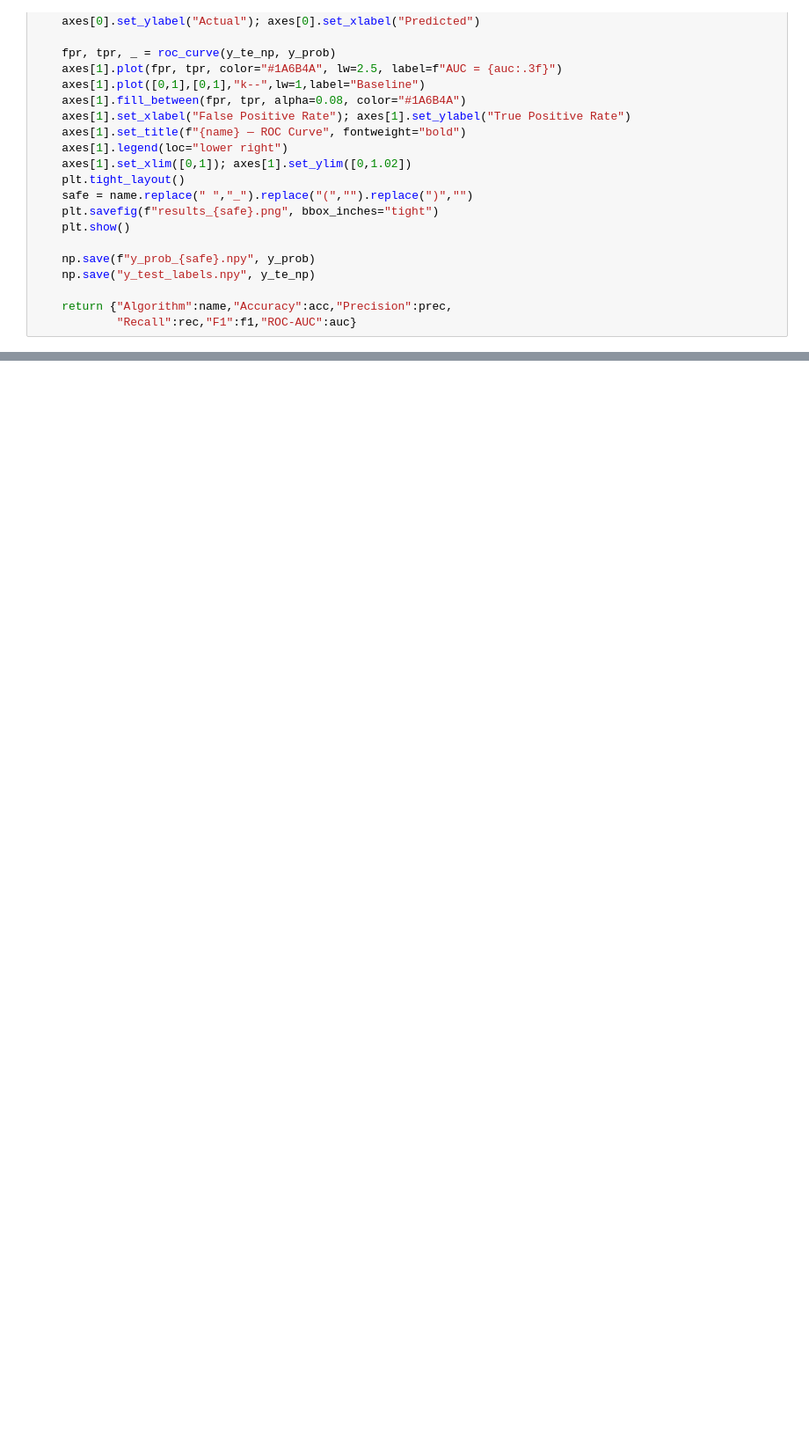
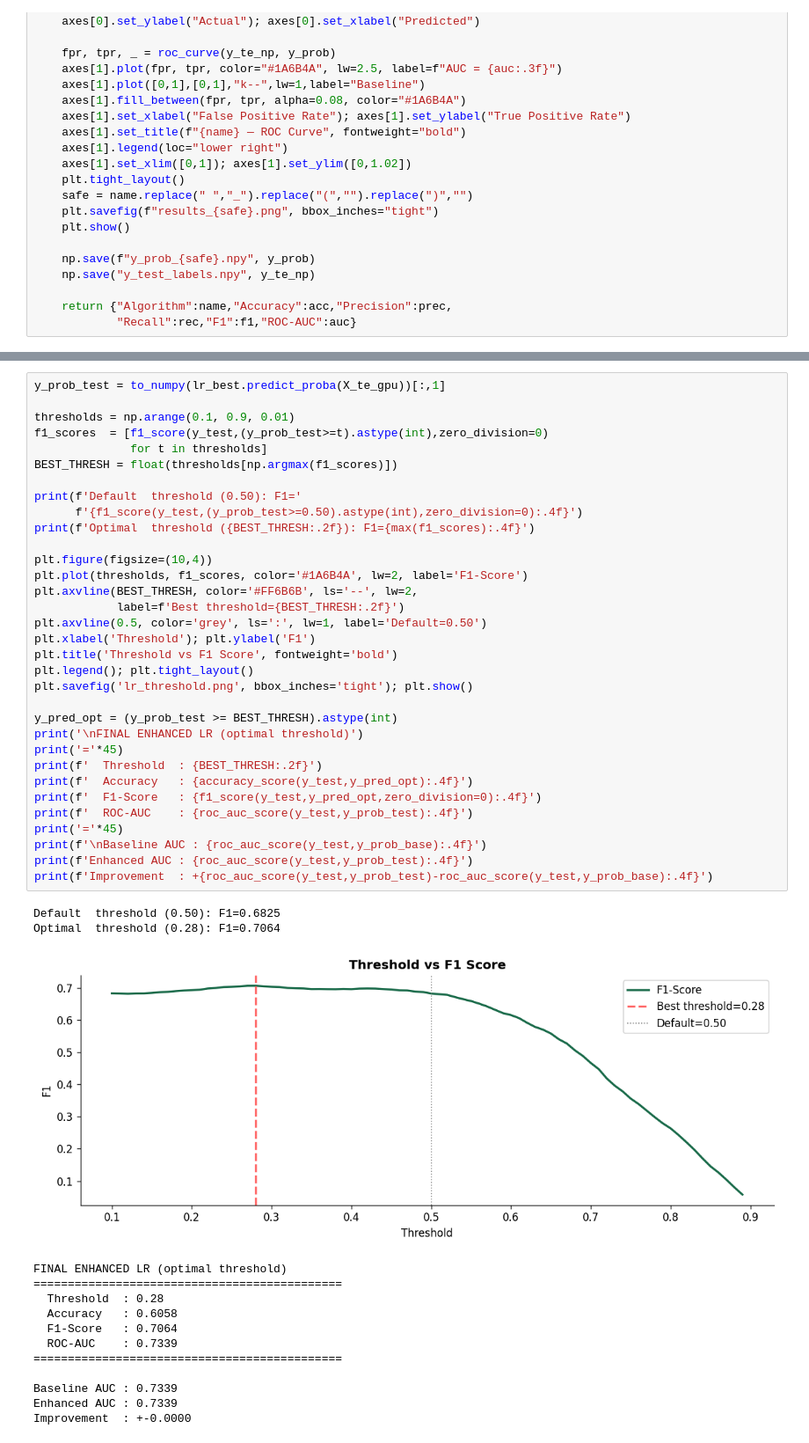
Before and after one commit to kavinda0126/Coral-Reef-Bleaching-Prediction-App, a Jupyter notebook: notebooks/training/01_LogisticRegression.ipynb, the cells around one changed output, grey strips where cells are left out. Shown at 88% size. Drawn from its saved outputs; the diff is of its cells as text; blank space fills up the shorter version.

```diff
--- a/notebooks/training/01_LogisticRegression.ipynb
+++ b/notebooks/training/01_LogisticRegression.ipynb
@@ -604 +719,49 @@ weighted avg       0.67      0.67      0.67      6903
+# %%
+y_prob_test = to_numpy(lr_best.predict_proba(X_te_gpu))[:,1]
+
+thresholds = np.arange(0.1, 0.9, 0.01)
+f1_scores  = [f1_score(y_test,(y_prob_test>=t).astype(int),zero_division=0)
+              for t in thresholds]
+BEST_THRESH = float(thresholds[np.argmax(f1_scores)])
+
+print(f'Default  threshold (0.50): F1='
+      f'{f1_score(y_test,(y_prob_test>=0.50).astype(int),zero_division=0):.4f}')
+print(f'Optimal  threshold ({BEST_THRESH:.2f}): F1={max(f1_scores):.4f}')
+
+plt.figure(figsize=(10,4))
+plt.plot(thresholds, f1_scores, color='#1A6B4A', lw=2, label='F1-Score')
+plt.axvline(BEST_THRESH, color='#FF6B6B', ls='--', lw=2,
+            label=f'Best threshold={BEST_THRESH:.2f}')
+plt.axvline(0.5, color='grey', ls=':', lw=1, label='Default=0.50')
+plt.xlabel('Threshold'); plt.ylabel('F1')
+plt.title('Threshold vs F1 Score', fontweight='bold')
+plt.legend(); plt.tight_layout()
+plt.savefig('lr_threshold.png', bbox_inches='tight'); plt.show()
+
+y_pred_opt = (y_prob_test >= BEST_THRESH).astype(int)
+print('\nFINAL ENHANCED LR (optimal threshold)')
+print('='*45)
+print(f'  Threshold  : {BEST_THRESH:.2f}')
+print(f'  Accuracy   : {accuracy_score(y_test,y_pred_opt):.4f}')
+print(f'  F1-Score   : {f1_score(y_test,y_pred_opt,zero_division=0):.4f}')
+print(f'  ROC-AUC    : {roc_auc_score(y_test,y_prob_test):.4f}')
+print('='*45)
+print(f'\nBaseline AUC : {roc_auc_score(y_test,y_prob_base):.4f}')
+print(f'Enhanced AUC : {roc_auc_score(y_test,y_prob_test):.4f}')
+print(f'Improvement  : +{roc_auc_score(y_test,y_prob_test)-roc_auc_score(y_test,y_prob_base):.4f}')
+# %% [output]
+Default  threshold (0.50): F1=0.6825
+Optimal  threshold (0.28): F1=0.7064
+[figure, added]
+FINAL ENHANCED LR (optimal threshold)
+=============================================
+  Threshold  : 0.28
+  Accuracy   : 0.6058
+  F1-Score   : 0.7064
+  ROC-AUC    : 0.7339
+=============================================
+
+Baseline AUC : 0.7339
+Enhanced AUC : 0.7339
+Improvement  : +-0.0000
 # %% [markdown]
```
Also changed, not shown: parts of 33 cells of this notebook, 4 other files.
